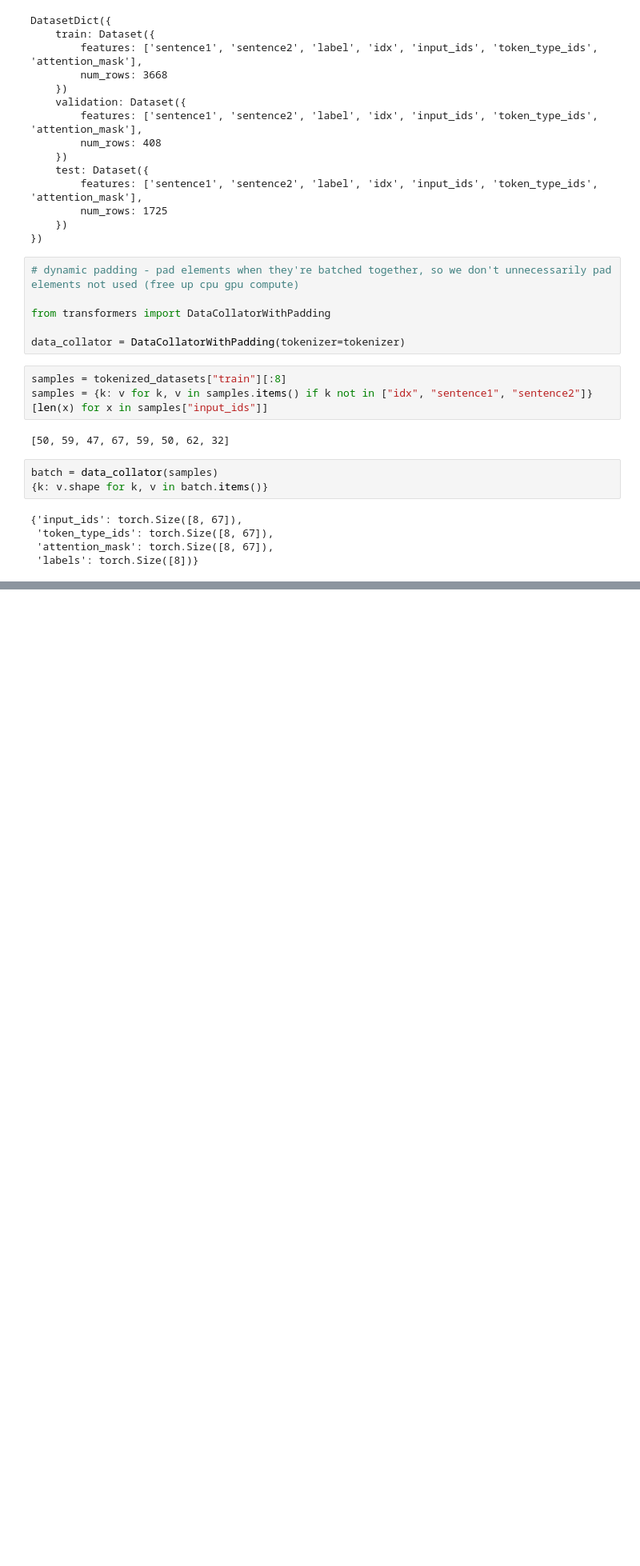
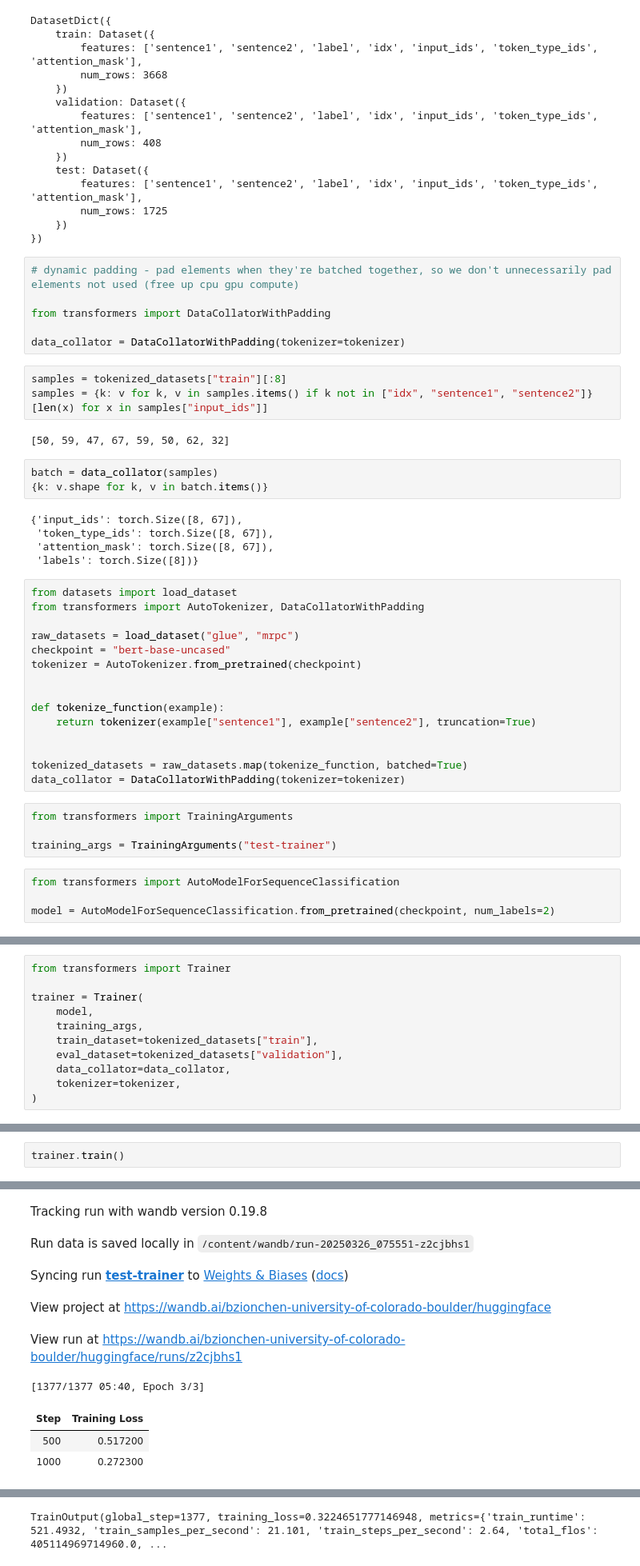
Before and after one commit to benzionchen/transformer_NLP_research, a Jupyter notebook: hugging_face_chapter_1_3_codealong.ipynb, the cells around one changed output, grey strips where cells are left out. Shown at 80% size. Saved outputs shown, nothing was run; the diff lists cells and outputs as text; blank space fills up the shorter version.

```diff
--- a/hugging_face_chapter_1_3_codealong.ipynb
+++ b/hugging_face_chapter_1_3_codealong.ipynb
@@ -1009,3 +1009,26 @@ batch = data_collator(samples)
  'token_type_ids': torch.Size([8, 67]),
  'attention_mask': torch.Size([8, 67]),
  'labels': torch.Size([8])}
+# %%
+from datasets import load_dataset
+from transformers import AutoTokenizer, DataCollatorWithPadding
+
+raw_datasets = load_dataset("glue", "mrpc")
+checkpoint = "bert-base-uncased"
+tokenizer = AutoTokenizer.from_pretrained(checkpoint)
+
+
+def tokenize_function(example):
+    return tokenizer(example["sentence1"], example["sentence2"], truncation=True)
+
+
+tokenized_datasets = raw_datasets.map(tokenize_function, batched=True)
+data_collator = DataCollatorWithPadding(tokenizer=tokenizer)
+# %%
+from transformers import TrainingArguments
+
+training_args = TrainingArguments("test-trainer")
+# %%
+from transformers import AutoModelForSequenceClassification
+
+model = AutoModelForSequenceClassification.from_pretrained(checkpoint, num_labels=2)
@@ -1011,0 +1038,11 @@ batch = data_collator(samples)
+# %%
+from transformers import Trainer
+
+trainer = Trainer(
+    model,
+    training_args,
+    train_dataset=tokenized_datasets["train"],
+    eval_dataset=tokenized_datasets["validation"],
+    data_collator=data_collator,
+    tokenizer=tokenizer,
+)
@@ -1011,0 +1069,3 @@ batch = data_collator(samples)
+# %%
+trainer.train()
+# %% [output]
@@ -1011,0 +1084,9 @@ batch = data_collator(samples)
+Tracking run with wandb version 0.19.8
+Run data is saved locally in /content/wandb/run-20250326_075551-z2cjbhs1
+Syncing run test-trainer to Weights & Biases (docs)
+View project at https://wandb.ai/bzionchen-university-of-colorado-boulder/huggingface
+View run at https://wandb.ai/bzionchen-university-of-colorado-boulder/huggingface/runs/z2cjbhs1
+[1377/1377 05:40, Epoch 3/3]
+| Step | Training Loss |
+| 500 | 0.517200 |
+| 1000 | 0.272300 |
@@ -1011,0 +1110 @@ batch = data_collator(samples)
+TrainOutput(global_step=1377, training_loss=0.3224651777146948, metrics={'train_runtime': 521.4932, 'train_samples_per_second': 21.101, 'train_steps_per_second': 2.64, 'total_flos': 405114969714960.0, ...
```
Also changed, not shown: parts of 20 cells of this notebook.
